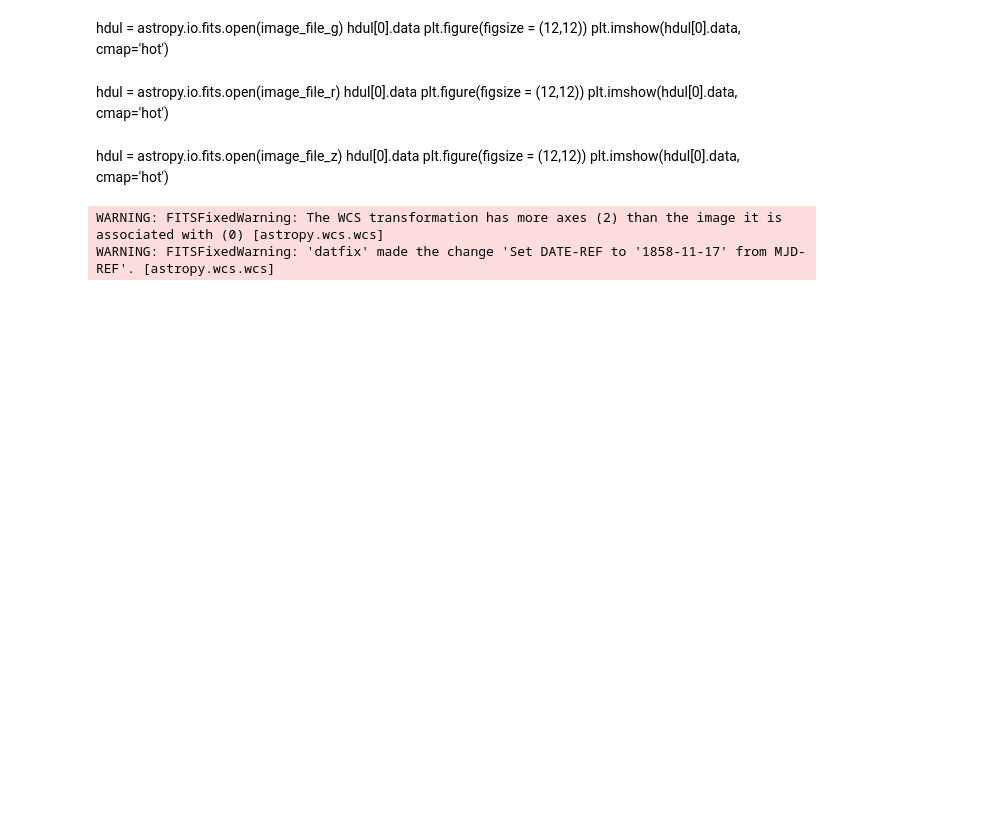
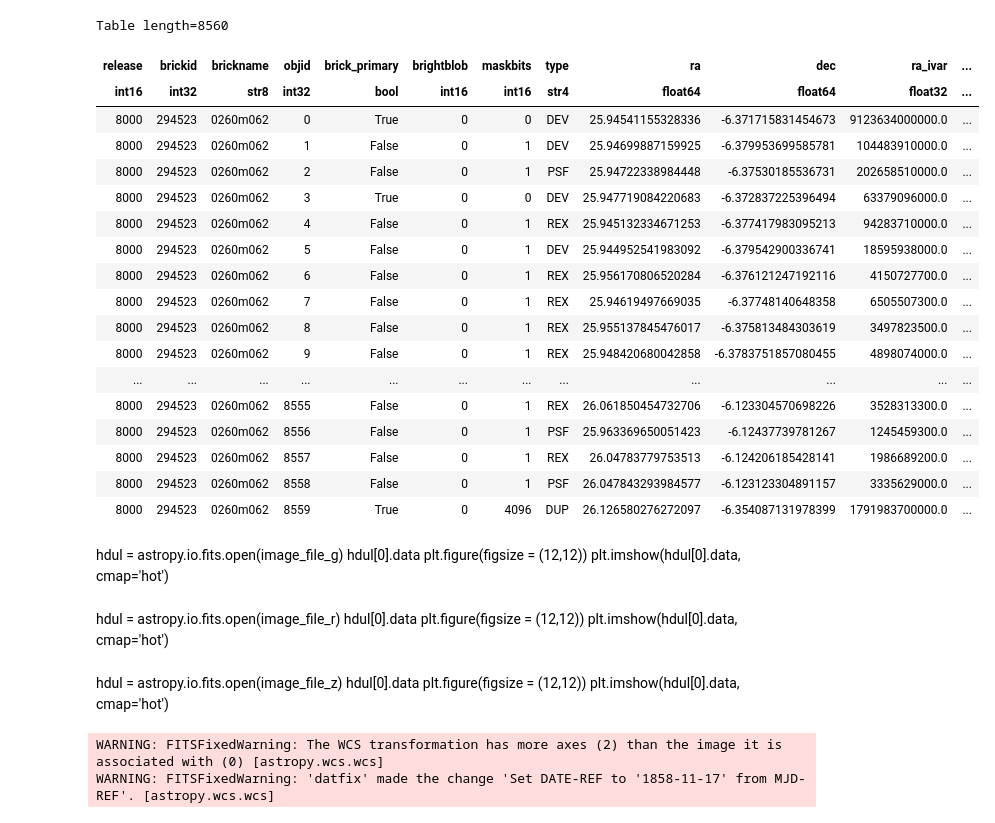
Before and after one commit to Verlon-Etsebeth/Codes, a Jupyter notebook: Test utils and remove PSF's and limit the number of objects (brightest 500).ipynb, the cells around one changed output. Drawn from its saved outputs; the diff is of its cells as text; code cells hidden in the pictures; blank space fills up the shorter version.

```diff
--- a/Test utils and remove PSF's and limit the number of objects (brightest 500).ipynb
+++ b/Test utils and remove PSF's and limit the number of objects (brightest 500).ipynb
@@ -19,6 +19,27 @@ image_file_r = '/home/verlon/Desktop/Astronomaly/Data/Input/Coadd_0260/0260m062/
 image_file_z = '/home/verlon/Desktop/Astronomaly/Data/Input/Coadd_0260/0260m062/Images/z-legacysurvey-0260m062-image.fits.fz'
 # %%
 catalogue = astropy.table.Table(astropy.io.fits.getdata(catalogue_file,ignore_missing_end=True))
+catalogue
+# %% [output]
+Table length=8560
+| release | brickid | brickname | objid | brick_primary | brightblob | maskbits | type | ra | dec | ra_ivar | ... |
+| int16 | int32 | str8 | int32 | bool | int16 | int16 | str4 | float64 | float64 | float32 | ... |
+| 8000 | 294523 | 0260m062 | 0 | True | 0 | 0 | DEV | 25.94541155328336 | -6.371715831454673 | 9123634000000.0 | ... |
+| 8000 | 294523 | 0260m062 | 1 | False | 0 | 1 | DEV | 25.94699887159925 | -6.379953699585781 | 104483910000.0 | ... |
+| 8000 | 294523 | 0260m062 | 2 | False | 0 | 1 | PSF | 25.94722338984448 | -6.37530185536731 | 202658510000.0 | ... |
+| 8000 | 294523 | 0260m062 | 3 | True | 0 | 0 | DEV | 25.947719084220683 | -6.372837225396494 | 63379096000.0 | ... |
+| 8000 | 294523 | 0260m062 | 4 | False | 0 | 1 | REX | 25.945132334671253 | -6.377417983095213 | 94283710000.0 | ... |
+| 8000 | 294523 | 0260m062 | 5 | False | 0 | 1 | DEV | 25.944952541983092 | -6.379542900336741 | 18595938000.0 | ... |
+| 8000 | 294523 | 0260m062 | 6 | False | 0 | 1 | REX | 25.956170806520284 | -6.376121247192116 | 4150727700.0 | ... |
+| 8000 | 294523 | 0260m062 | 7 | False | 0 | 1 | REX | 25.94619497669035 | -6.37748140648358 | 6505507300.0 | ... |
+| 8000 | 294523 | 0260m062 | 8 | False | 0 | 1 | REX | 25.955137845476017 | -6.375813484303619 | 3497823500.0 | ... |
+| 8000 | 294523 | 0260m062 | 9 | False | 0 | 1 | REX | 25.948420680042858 | -6.3783751857080455 | 4898074000.0 | ... |
+| ... | ... | ... | ... | ... | ... | ... | ... | ... | ... | ... | ... |
+| 8000 | 294523 | 0260m062 | 8555 | False | 0 | 1 | REX | 26.061850454732706 | -6.123304570698226 | 3528313300.0 | ... |
+| 8000 | 294523 | 0260m062 | 8556 | False | 0 | 1 | PSF | 25.963369650051423 | -6.12437739781267 | 1245459300.0 | ... |
+| 8000 | 294523 | 0260m062 | 8557 | False | 0 | 1 | REX | 26.04783779753513 | -6.124206185428141 | 1986689200.0 | ... |
+| 8000 | 294523 | 0260m062 | 8558 | False | 0 | 1 | PSF | 26.047843293984577 | -6.123123304891157 | 3335629000.0 | ... |
+| 8000 | 294523 | 0260m062 | 8559 | True | 0 | 4096 | DUP | 26.126580276272097 | -6.354087131978399 | 1791983700000.0 | ... |
 # %%
 image_z = astropy.table.Table(astropy.io.fits.getdata(image_file_z,ignore_missing_end=True))
 # %%
```
Also changed, not shown: parts of 2 cells of this notebook.
